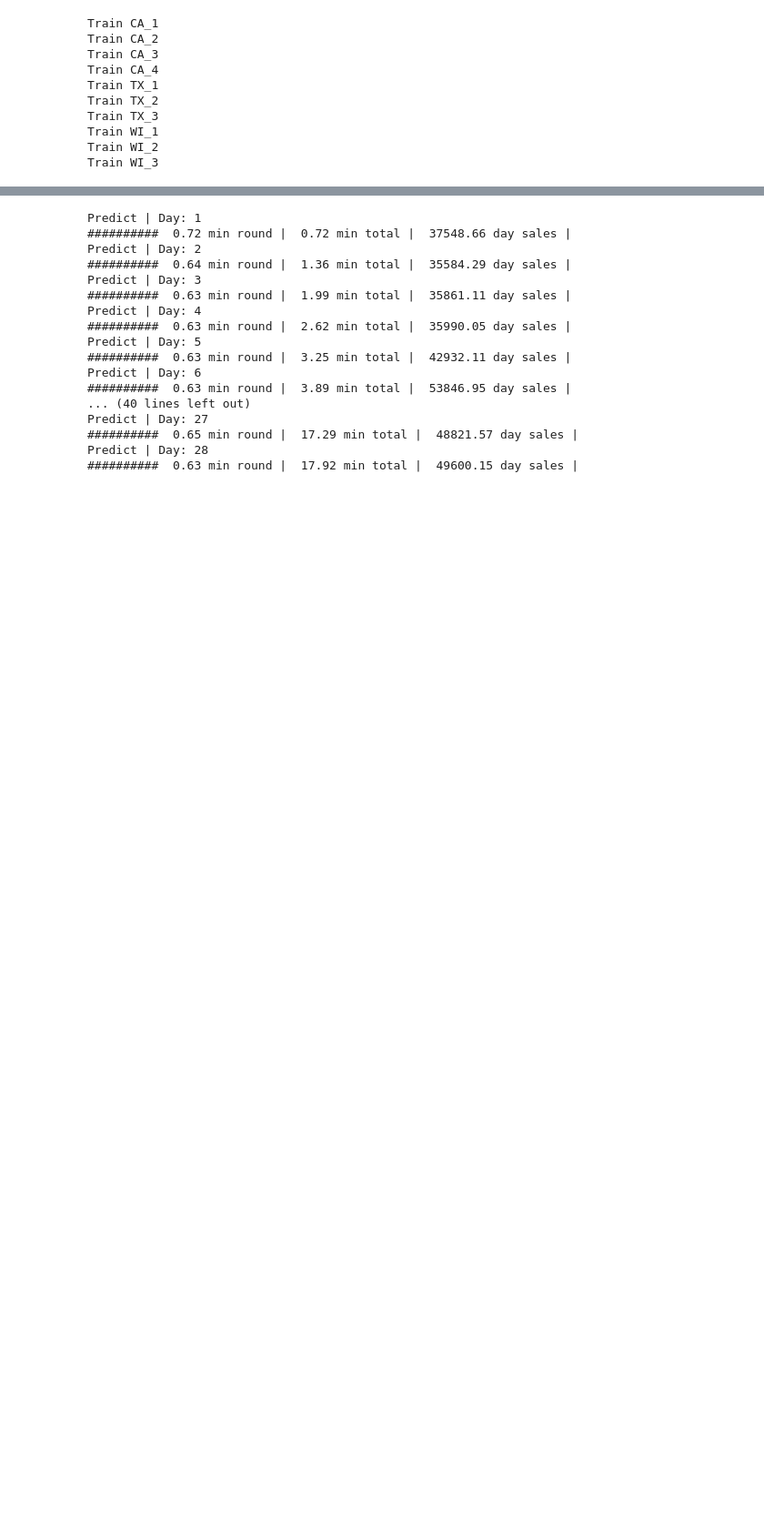
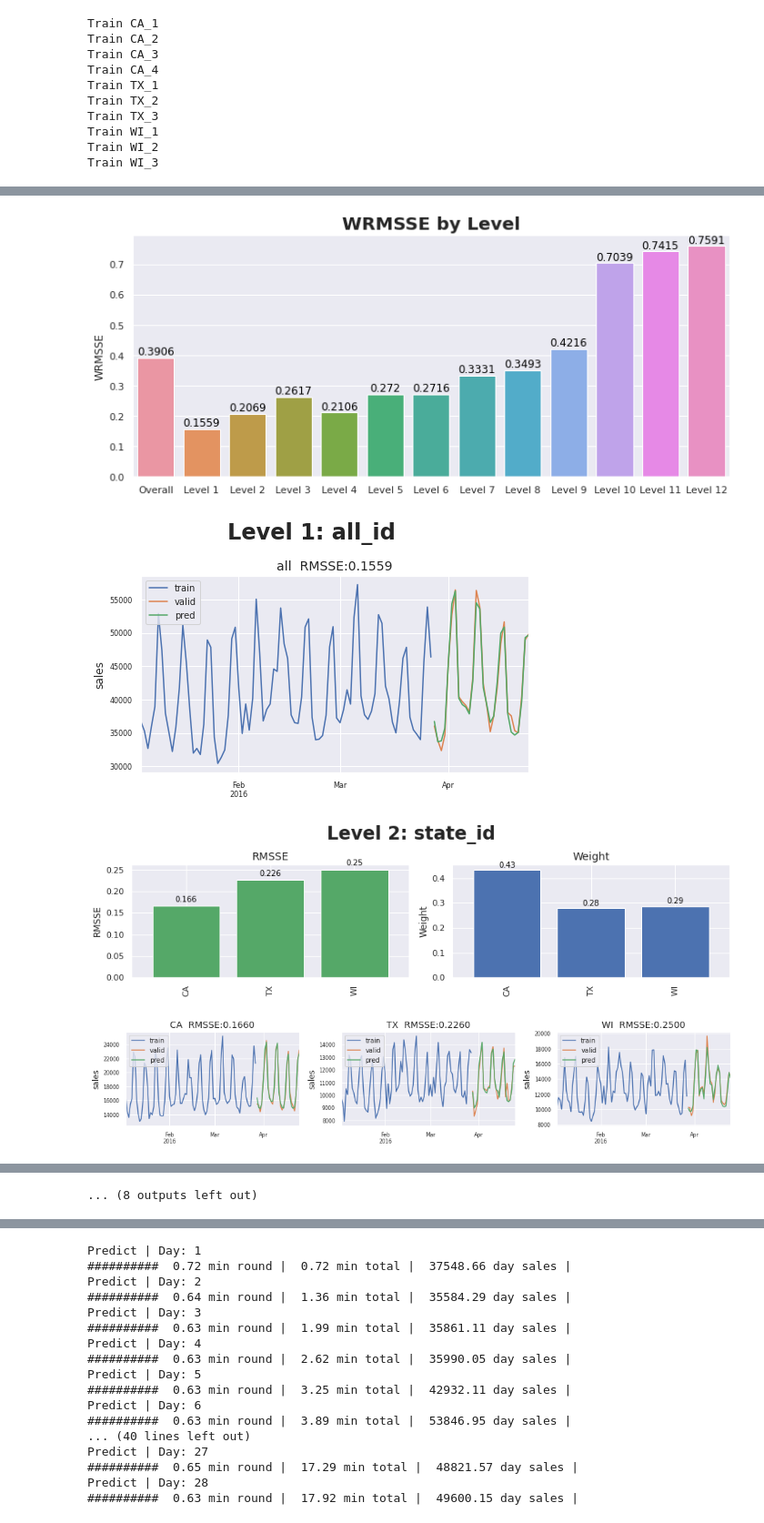
Before and after one commit to ipejun-ai/m5-accuracy, a Jupyter notebook: m5_three_shades_of_dark_darker_magic.ipynb, the cells around one changed output, grey strips where cells are left out. Shown at 91% size. Drawn from its saved outputs; the diff is of its cells as text; code cells hidden in the pictures; blank space fills up the shorter version.

Commit message:
add evaluation visual

```diff
--- a/m5_three_shades_of_dark_darker_magic.ipynb
+++ b/m5_three_shades_of_dark_darker_magic.ipynb
@@ -613,0 +847,38 @@ Train WI_3
+# %%
+#reload data
+d_dtypes = {}
+for i in range(1914):
+    d_dtypes[f'd_{i}'] = np.int32
+sales = pd.read_csv(DIRPATH + 'sales_train_validation.csv',
+                    dtype=d_dtypes)
+
+# changing wide format to long format for model training
+d = ['d_' + str(i) for i in range(1802,1914)]
+sales_mlt = pd.melt(sales, id_vars=['item_id','dept_id','cat_id','store_id',
+                                    'state_id'], value_vars=d)
+sales_mlt = sales_mlt.rename(columns={'variable':'d', 'value':'sales'})
+
+calendar = pd.read_csv(DIRPATH + 'calendar.csv',
+                       dtype={'wm_yr_wk': np.int32, 'wday': np.int32,
+                              'month': np.int32, 'year': np.int32,
+                              'snap_CA': np.int32, 'snap_TX': np.int32,
+                              'snap_WI': np.int32})
+
+# subsetting calender by traning period
+calendar = calendar.loc[calendar.d.apply(lambda x: int(x[2:])) \
+                        >= int(sales_mlt.d[0][2:]), :]
+
+prices = pd.read_csv(DIRPATH + 'sell_prices.csv',
+                          dtype={'wm_yr_wk': np.int32,
+                                 'sell_price': np.float32})
+
+train_df = sales.iloc[:, :-28]
+valid_df = sales.iloc[:, -28:]
+
+evaluator = WRMSSEEvaluator(train_df, valid_df, calendar, prices)
+
+#sort
+all_preds=pd.merge(train_df["id"],all_preds,on="id",how="left")
+all_preds=all_preds.drop("id",axis=1)
+
+WRMSSEE = evaluator.score(all_preds.values)
@@ -613,0 +1019,7 @@ Train WI_3
+# %%
+create_dashboard(evaluator)
+# %% [output]
+[figure, added]
+[figure, added]
+[figure, added]
+[figure, added]
@@ -613,0 +1034 @@ Train WI_3
+... (8 outputs left out)
```
Also changed, not shown: parts of 14 cells of this notebook.
